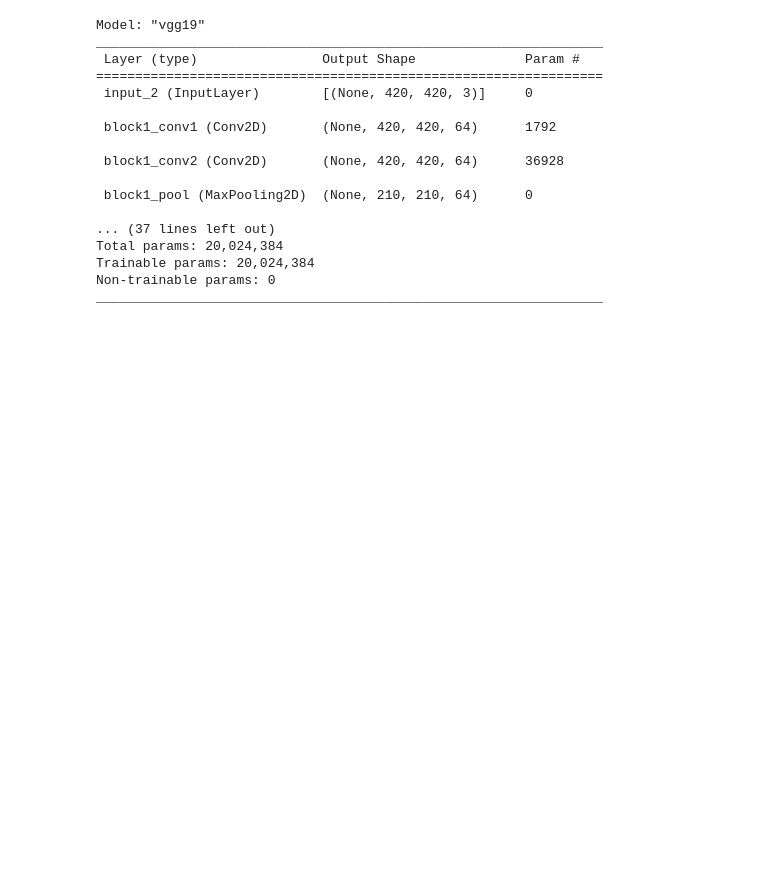
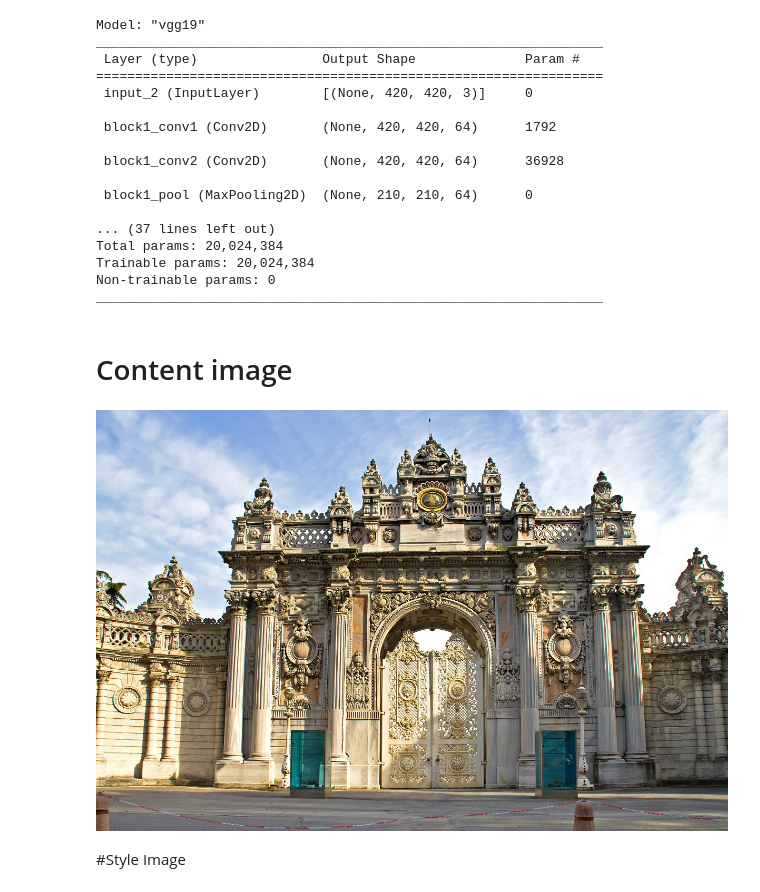
Before and after one commit to sftSalman/NeuroART, a Jupyter notebook: Image_transformation_using__neural_style.ipynb, the cells around one changed output. Cells and saved outputs as stored; diff of their text form; code cells hidden in the pictures; blank space fills up the shorter version.

```diff
--- a/Image_transformation_using__neural_style.ipynb
+++ b/Image_transformation_using__neural_style.ipynb
@@ -243,3 +243,13 @@ Total params: 20,024,384
 Trainable params: 20,024,384
 Non-trainable params: 0
 _________________________________________________________________
+# %% [markdown]
+# Content image
+# %%
+content_img = Image.open('/content/drive/MyDrive/Deep Learning/tensorFlow/image_transformation/bc2.jpg')
+# %%
+content_img
+# %% [output]
+[figure, added]
+# %% [markdown]
+#Style Image
```
Also changed, not shown: parts of 29 cells of this notebook.
